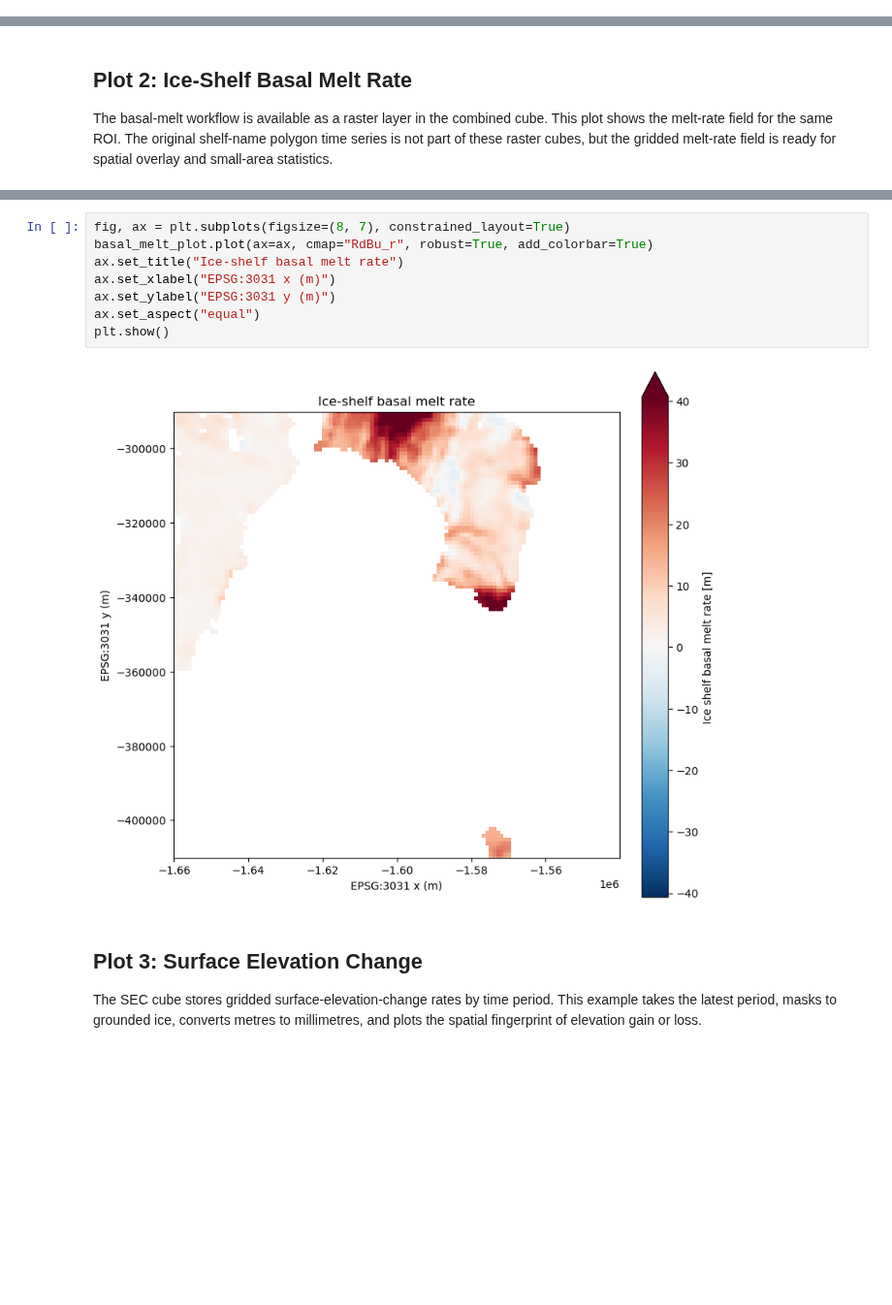
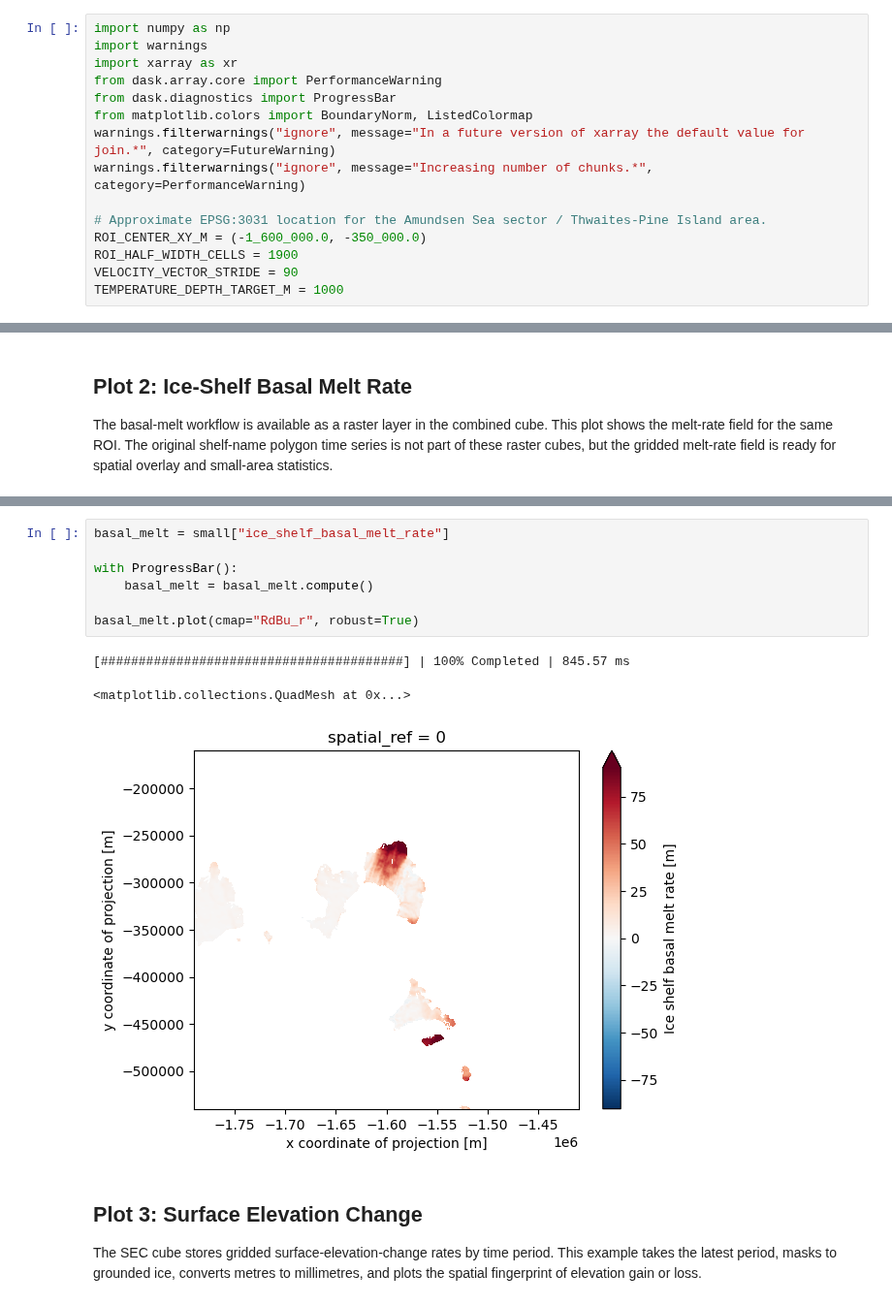
Before and after one commit to ESA-EarthCODE/polar_hackathon, a Jupyter notebook: 2_Datacube/1_remote_cube_access.ipynb, the cells around one changed output, grey strips where cells are left out. Shown at 97% size. Cells and saved outputs as stored; diff of their text form; blank space fills up the shorter version.

```diff
--- a/2_Datacube/1_remote_cube_access.ipynb
+++ b/2_Datacube/1_remote_cube_access.ipynb
@@ -107,0 +13,15 @@ cube_summary
+# %%
+import numpy as np
+import warnings
+import xarray as xr
+from dask.array.core import PerformanceWarning
+from dask.diagnostics import ProgressBar
+from matplotlib.colors import BoundaryNorm, ListedColormap
+warnings.filterwarnings("ignore", message="In a future version of xarray the default value for join.*", category=FutureWarning)
+warnings.filterwarnings("ignore", message="Increasing number of chunks.*", category=PerformanceWarning)
+
+# Approximate EPSG:3031 location for the Amundsen Sea sector / Thwaites-Pine Island area.
+ROI_CENTER_XY_M = (-1_600_000.0, -350_000.0)
+ROI_HALF_WIDTH_CELLS = 1900
+VELOCITY_VECTOR_STRIDE = 90
+TEMPERATURE_DEPTH_TARGET_M = 1000
@@ -231,13 +124,14 @@ Mean basal melt rate in ROI: 7.77
-# %%
-fig, ax = plt.subplots(figsize=(8, 7), constrained_layout=True)
-basal_melt_plot.plot(ax=ax, cmap="RdBu_r", robust=True, add_colorbar=True)
-ax.set_title("Ice-shelf basal melt rate")
-ax.set_xlabel("EPSG:3031 x (m)")
-ax.set_ylabel("EPSG:3031 y (m)")
-ax.set_aspect("equal")
-plt.show()
-# %% [output]
-[figure, removed]
+# %%
+basal_melt = small["ice_shelf_basal_melt_rate"]
+
+with ProgressBar():
+    basal_melt = basal_melt.compute()
+
+basal_melt.plot(cmap="RdBu_r", robust=True)
+# %% [output]
+[########################################] | 100% Completed | 845.57 ms
+<matplotlib.collections.QuadMesh at 0x...>
+[figure, added]
 # %% [markdown]
 ## Plot 3: Surface Elevation Change
 
```
Also changed, not shown: parts of 36 cells of this notebook, 2 other files.
